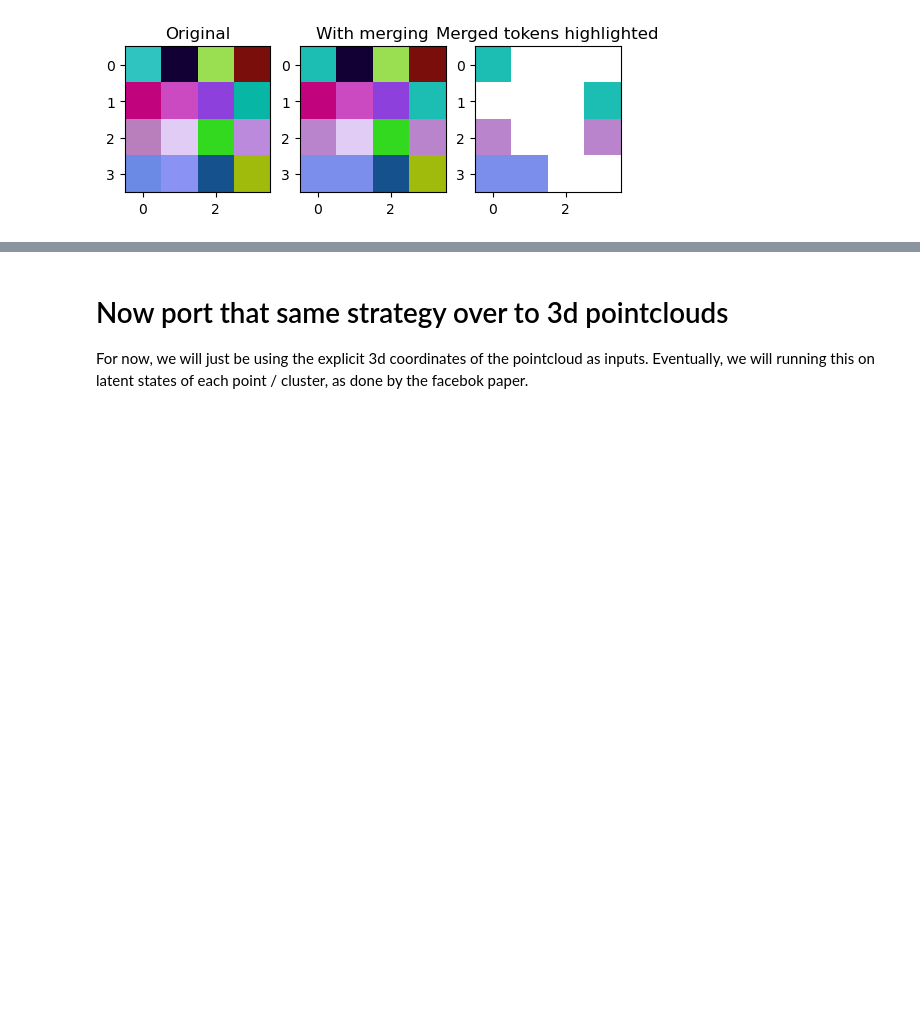
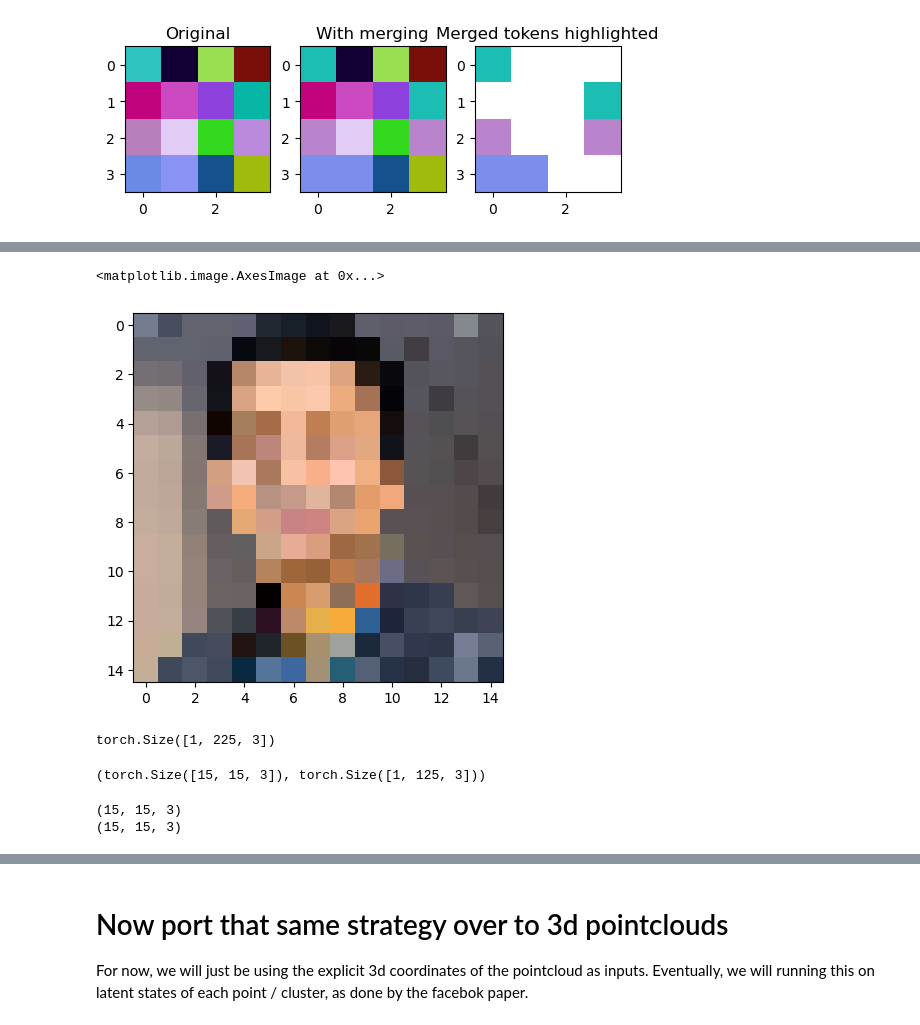
Before and after one commit to mehardsingh/point-transformer-cardinality-reduction, a Jupyter notebook: merging.ipynb, the cells around one changed output, grey strips where cells are left out. Drawn from its saved outputs; the diff is of its cells as text; code cells hidden in the pictures; blank space fills up the shorter version.

```diff
--- a/merging.ipynb
+++ b/merging.ipynb
@@ -53,0 +68,14 @@ Text(0.5, 1.0, 'Merged tokens highlighted')
+# %%
+downsampled = cv2.resize(img, (downsample_to, downsample_to))
+downsampled_rgb = cv2.cvtColor(downsampled, cv2.COLOR_BGR2RGB)
+plt.imshow(downsampled_rgb)
+# %% [output]
+<matplotlib.image.AxesImage at 0x...>
+[figure, added]
+# %%
+img_tensor = torch.from_numpy(downsampled).float()
+img_tensor = img_tensor.unsqueeze(0)
+img_tensor = img_tensor.flatten(1, 2)
+img_tensor.shape
+# %% [output]
+torch.Size([1, 225, 3])
@@ -53,0 +84,28 @@ Text(0.5, 1.0, 'Merged tokens highlighted')
+# %%
+compressed_flat = unmerge_func(merge_func(img_tensor))
+compressed = torch.reshape(compressed_flat, (downsample_to, downsample_to, 3))
+compressed_npy = compressed.int().numpy()
+
+mask = (compressed_flat[0] == img_tensor[0]).any(axis=1).numpy().astype(np.uint8) # keeps UNchanged tokens
+mask = np.repeat(mask[:, np.newaxis], 3, axis=1)
+
+compressed.shape, merge_func(img_tensor).shape
+# %% [output]
+(torch.Size([15, 15, 3]), torch.Size([1, 125, 3]))
+# %%
+normalized_compressed = cv2.normalize(compressed_npy, None, 0, 255, cv2.NORM_MINMAX)
+normalized_compressed = np.uint8(normalized_compressed)
+
+normalized_masked = normalized_compressed.copy()
+normalized_masked = normalized_masked.reshape((downsample_to*downsample_to, 3))
+normalized_masked *= mask
+normalized_masked = normalized_masked.reshape((downsample_to, downsample_to, 3))
+
+print(normalized_compressed.shape)
+print(normalized_masked.shape)
+
+compressed_img = cv2.cvtColor(normalized_compressed, cv2.COLOR_BGR2RGB)
+masked_img = cv2.cvtColor(normalized_masked, cv2.COLOR_BGR2RGB)
+# %% [output]
+(15, 15, 3)
+(15, 15, 3)
```
Also changed, not shown: parts of 4 cells of this notebook, 1 other file.
